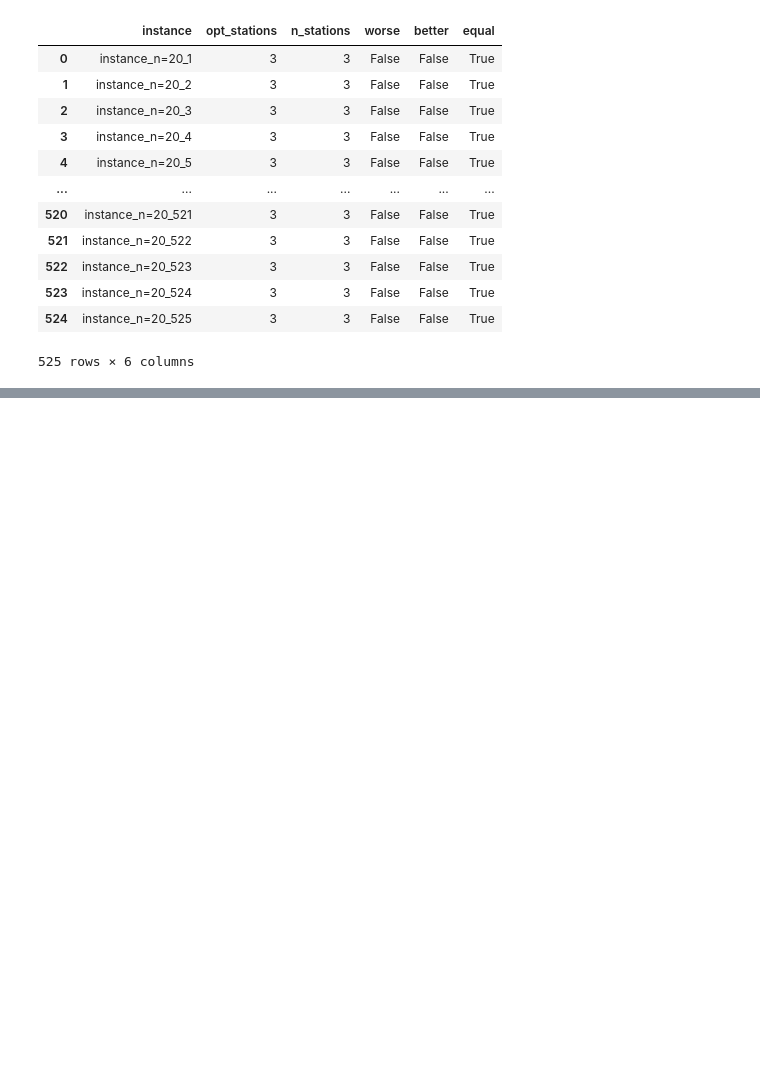
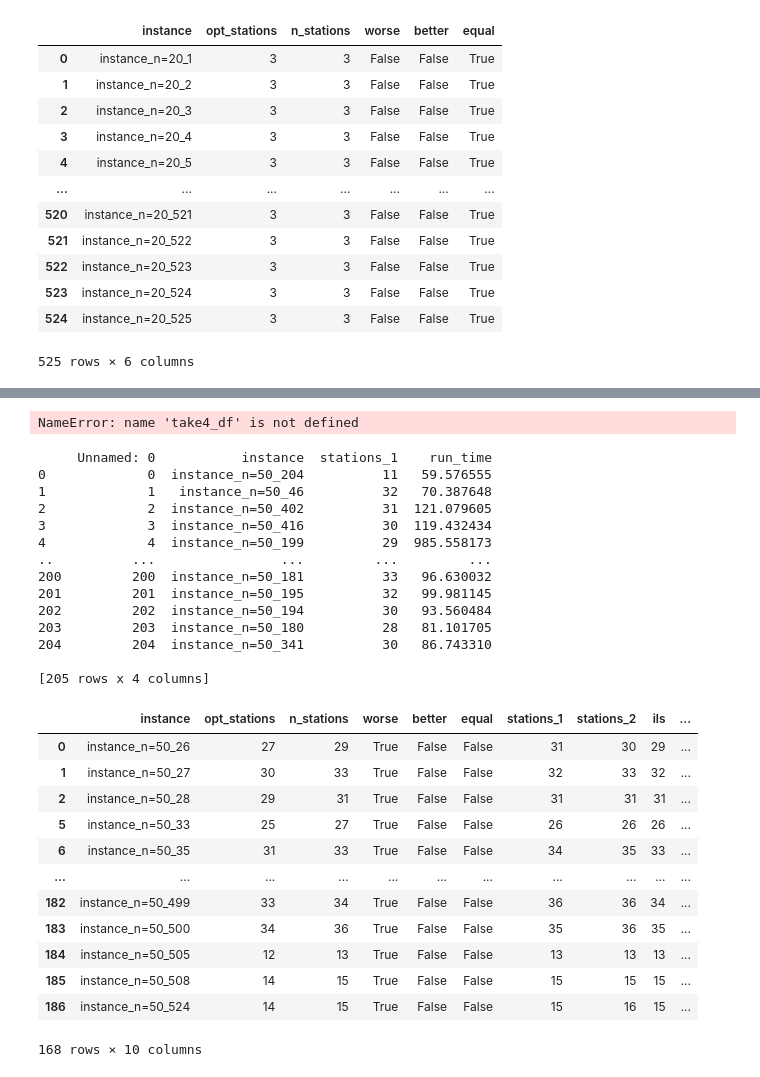
Before and after one commit to JosephThompson607/DADA, a Jupyter notebook: ils_test.ipynb, the cells around one changed output, grey strips where cells are left out. Drawn from its saved outputs; the diff is of its cells as text; code cells hidden in the pictures; blank space fills up the shorter version.

```diff
--- a/ils_test.ipynb
+++ b/ils_test.ipynb
@@ -234,0 +364,53 @@ med_res.to_csv("results/med_combined_results.csv", index=False)
+# %%
+take4_df.rename(columns={"n_stations":"new_n_stations"}, inplace=True)
+take4 = pd.merge(needs_improving, take4_df[['instance', "new_n_stations"]], on='instance')
+print("before last run", len(take4))
+take4= take4[take4["opt_stations"] < take4["new_n_stations"]]
+print("after", len(take4))
+take4
+# %% [output]
+NameError: name 'take4_df' is not defined
+# %%
+med = pd.read_csv("results/med_combined_results.csv")
+remainder_1 = med[med["worse"] == True]
+len(remainder_1)
+n50_60k1 =pd.read_csv("results/n50_60k_iterations.csv")
+n50_60k1.rename(columns={"n_stations":"stations_1"}, inplace=True)
+print(n50_60k1)
+n50_60k2 = pd.read_csv("results/n50_60k_iterations_take2.csv")
+n50_60k2.rename(columns={"n_stations":"stations_2"}, inplace=True)
+only1 = n50_60k1[["instance","stations_1"]]
+only2 = n50_60k2[['instance',"stations_2"]]
+combined_results = pd.merge(med, only1, on="instance")
+combined_results = pd.merge(combined_results, only2, on="instance")
+combined_results["ils"] = combined_results[['stations_1', 'n_stations', 'stations_2']].min(axis=1)
+combined_results["still_off"] = combined_results["ils"] > combined_results["opt_stations"]
+combined_results[combined_results['still_off']==True]
+# %% [output]
+     Unnamed: 0           instance  stations_1    run_time
+0             0  instance_n=50_204          11   59.576555
+1             1   instance_n=50_46          32   70.387648
+2             2  instance_n=50_402          31  121.079605
+3             3  instance_n=50_416          30  119.432434
+4             4  instance_n=50_199          29  985.558173
+..          ...                ...         ...         ...
+200         200  instance_n=50_181          33   96.630032
+201         201  instance_n=50_195          32   99.981145
+202         202  instance_n=50_194          30   93.560484
+203         203  instance_n=50_180          28   81.101705
+204         204  instance_n=50_341          30   86.743310
+
+[205 rows x 4 columns]
+|  | instance | opt_stations | n_stations | worse | better | equal | stations_1 | stations_2 | ils | ... |
+| 0 | instance_n=50_26 | 27 | 29 | True | False | False | 31 | 30 | 29 | ... |
+| 1 | instance_n=50_27 | 30 | 33 | True | False | False | 32 | 33 | 32 | ... |
+| 2 | instance_n=50_28 | 29 | 31 | True | False | False | 31 | 31 | 31 | ... |
+| 5 | instance_n=50_33 | 25 | 27 | True | False | False | 26 | 26 | 26 | ... |
+| 6 | instance_n=50_35 | 31 | 33 | True | False | False | 34 | 35 | 33 | ... |
+| ... | ... | ... | ... | ... | ... | ... | ... | ... | ... | ... |
+| 182 | instance_n=50_499 | 33 | 34 | True | False | False | 36 | 36 | 34 | ... |
+| 183 | instance_n=50_500 | 34 | 36 | True | False | False | 35 | 36 | 35 | ... |
+| 184 | instance_n=50_505 | 12 | 13 | True | False | False | 13 | 13 | 13 | ... |
+| 185 | instance_n=50_508 | 14 | 15 | True | False | False | 15 | 15 | 15 | ... |
+| 186 | instance_n=50_524 | 14 | 15 | True | False | False | 15 | 16 | 15 | ... |
+168 rows × 10 columns
```
Also changed, not shown: parts of 12 cells of this notebook, 3 other files.
